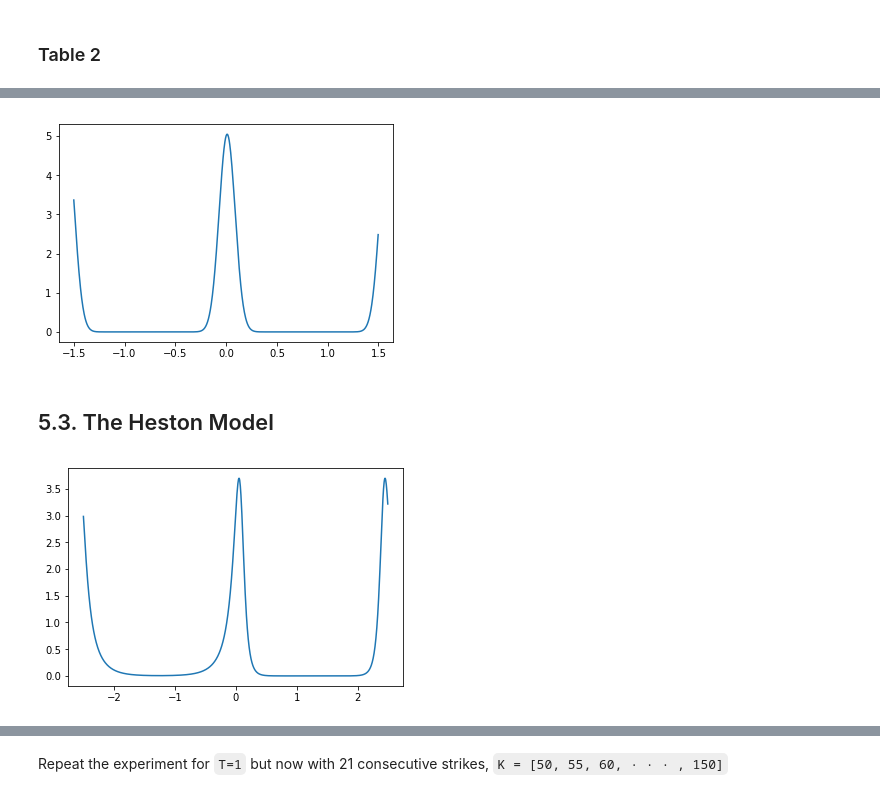
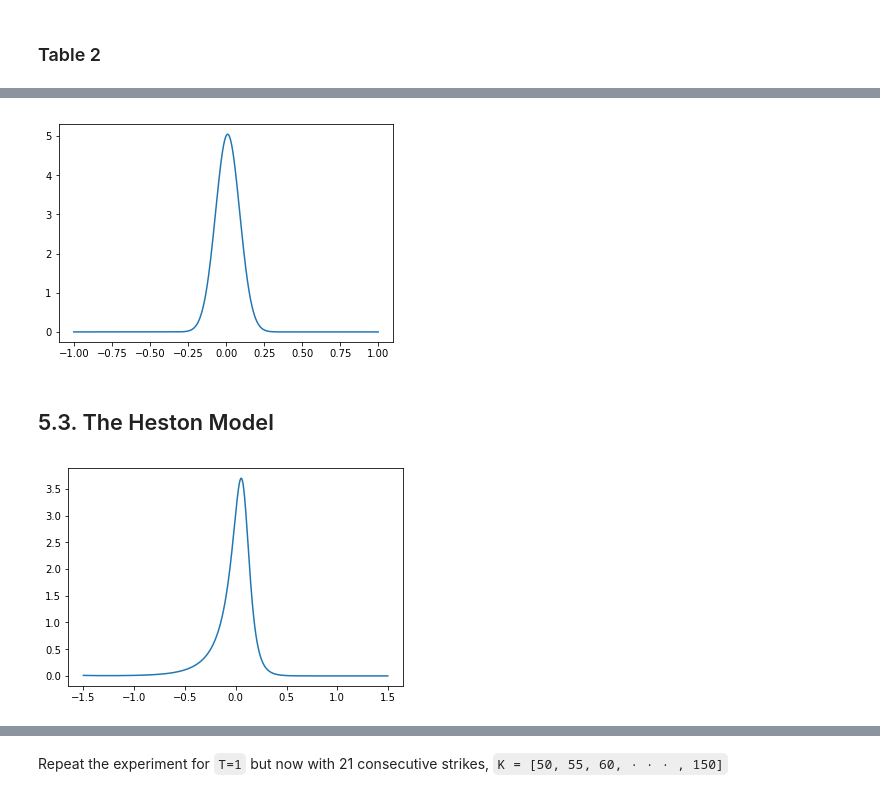
Before and after one commit to CorinneKnoe/ANMADA, a Jupyter notebook: COS-FFT/cos_fft_pricing.ipynb, the cells around one changed output, grey strips where cells are left out. Drawn from its saved outputs; the diff is of its cells as text; code cells hidden in the pictures.

```diff
--- a/COS-FFT/cos_fft_pricing.ipynb
+++ b/COS-FFT/cos_fft_pricing.ipynb
@@ -426,13 +429,13 @@ N        max. abs. err.          avg.time(msec)
 T = 0.1
 N = 512
 a, b = char_fun.get_ab(T)
-interval = (-1.5, 1.5)
+interval = (-1., 1.)
 
 # the function get_values is imported from the density notebook
 values = get_values(a,b,char_fun.evaluate,N,interval, T)
 plt.plot(*values);
 # %% [output]
-[figure, old version]
+[figure, new version]
 # %% [markdown]
 ## 5.3. The Heston Model
 # %%
@@ -444,14 +447,14 @@ specifications = (K,S,char_fun,'call')
 # %%
 T = 1
 N = 512
 a, b = char_fun.get_ab(T)
-interval = (-2.5, 2.5)
+interval = (-1.5, 1.5)
 
 # the function get_values is imported from the density notebook
 values = get_values(a,b,char_fun.evaluate,N,interval, T)
 plt.plot(*values);
 # %% [output]
-[figure, old version]
+[figure, new version]
 # %%
 T = 1   # years to maturity
 reference_value = np.array([5.785155450])
```
Also changed, not shown: parts of 10 cells of this notebook.
